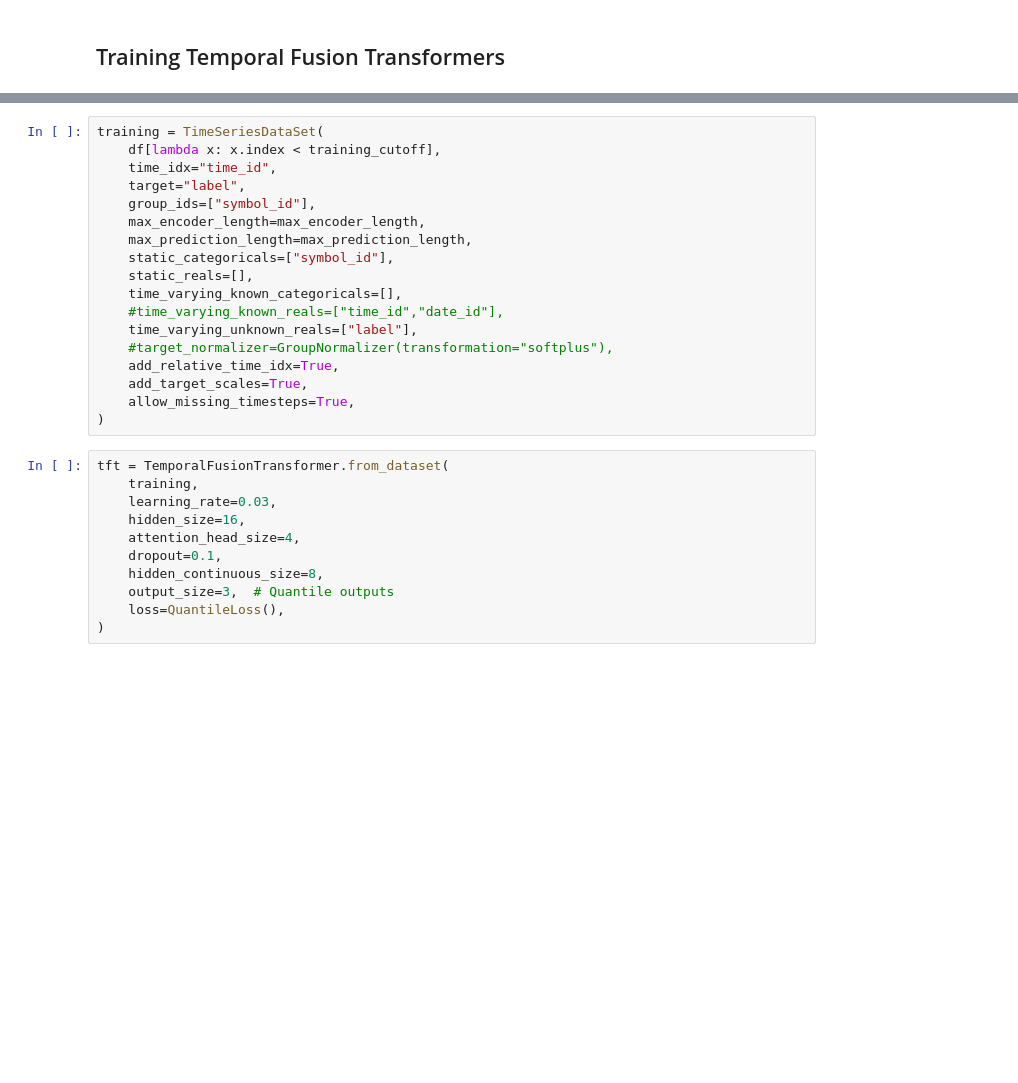
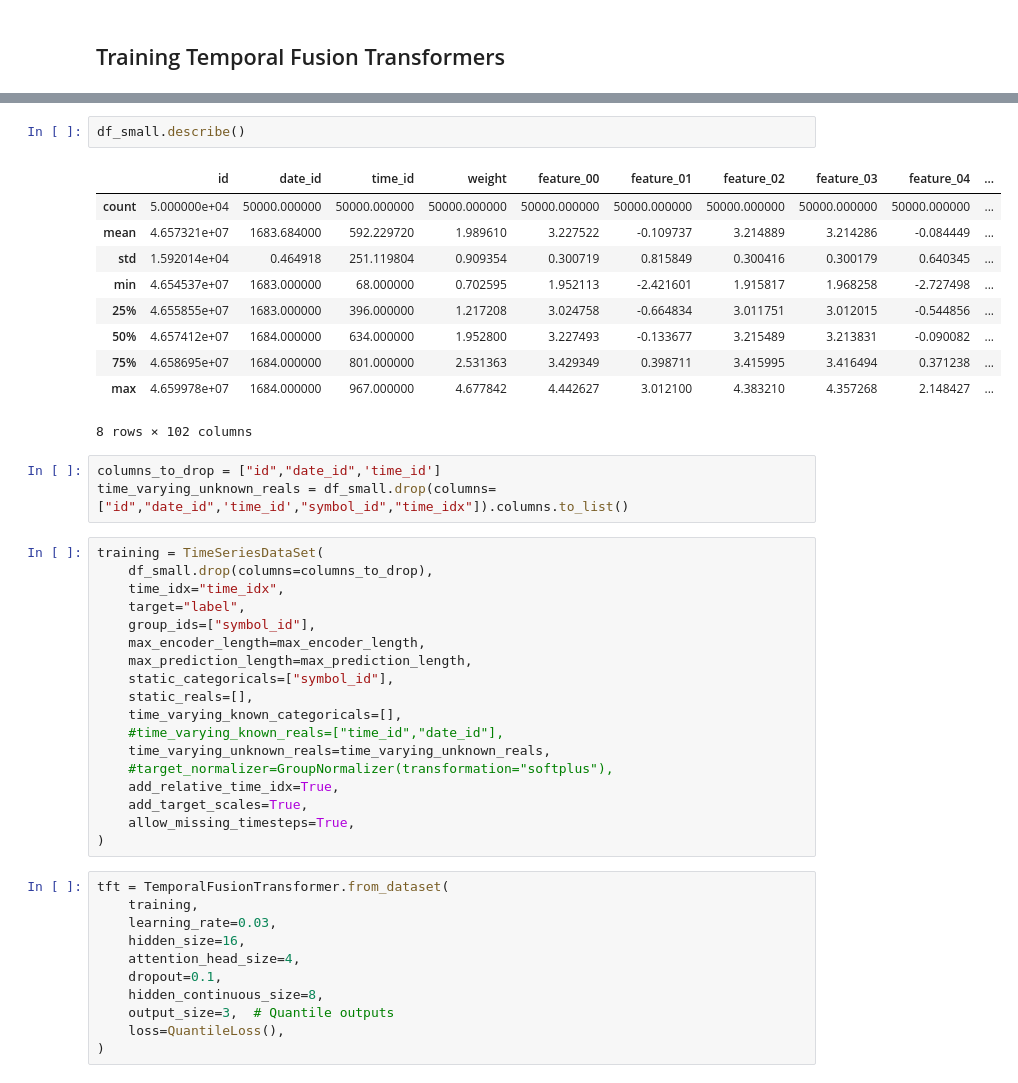
Before and after one commit to Bilg4me/Advanced-ML-Project, a Jupyter notebook: code/notebook.ipynb, the cells around one changed output, grey strips where cells are left out. Drawn from its saved outputs; the diff is of its cells as text; blank space fills up the shorter version.

```diff
--- a/code/notebook.ipynb
+++ b/code/notebook.ipynb
@@ -120,7 +170,23 @@ predi
+# %%
+df_small.describe()
+# %% [output]
+|  | id | date_id | time_id | weight | feature_00 | feature_01 | feature_02 | feature_03 | feature_04 | ... |
+| count | 5.000000e+04 | 50000.000000 | 50000.000000 | 50000.000000 | 50000.000000 | 50000.000000 | 50000.000000 | 50000.000000 | 50000.000000 | ... |
+| mean | 4.657321e+07 | 1683.684000 | 592.229720 | 1.989610 | 3.227522 | -0.109737 | 3.214889 | 3.214286 | -0.084449 | ... |
+| std | 1.592014e+04 | 0.464918 | 251.119804 | 0.909354 | 0.300719 | 0.815849 | 0.300416 | 0.300179 | 0.640345 | ... |
+| min | 4.654537e+07 | 1683.000000 | 68.000000 | 0.702595 | 1.952113 | -2.421601 | 1.915817 | 1.968258 | -2.727498 | ... |
+| 25% | 4.655855e+07 | 1683.000000 | 396.000000 | 1.217208 | 3.024758 | -0.664834 | 3.011751 | 3.012015 | -0.544856 | ... |
+| 50% | 4.657412e+07 | 1684.000000 | 634.000000 | 1.952800 | 3.227493 | -0.133677 | 3.215489 | 3.213831 | -0.090082 | ... |
+| 75% | 4.658695e+07 | 1684.000000 | 801.000000 | 2.531363 | 3.429349 | 0.398711 | 3.415995 | 3.416494 | 0.371238 | ... |
+| max | 4.659978e+07 | 1684.000000 | 967.000000 | 4.677842 | 4.442627 | 3.012100 | 4.383210 | 4.357268 | 2.148427 | ... |
+8 rows × 102 columns
+# %%
+columns_to_drop = ["id","date_id",'time_id']
+time_varying_unknown_reals = df_small.drop(columns=["id","date_id",'time_id',"symbol_id","time_idx"]).columns.to_list()
 # %%
 training = TimeSeriesDataSet(
-    df[lambda x: x.index < training_cutoff],
-    time_idx="time_id",
+    df_small.drop(columns=columns_to_drop),
+    time_idx="time_idx",
     target="label",
     group_ids=["symbol_id"],
     max_encoder_length=max_encoder_length,
@@ -129,7 +195,7 @@ training = TimeSeriesDataSet(
     static_reals=[],
     time_varying_known_categoricals=[],
     #time_varying_known_reals=["time_id","date_id"],
-    time_varying_unknown_reals=["label"],
+    time_varying_unknown_reals=time_varying_unknown_reals,
     #target_normalizer=GroupNormalizer(transformation="softplus"),
     add_relative_time_idx=True,
     add_target_scales=True,
```
Also changed, not shown: parts of 27 cells of this notebook.
